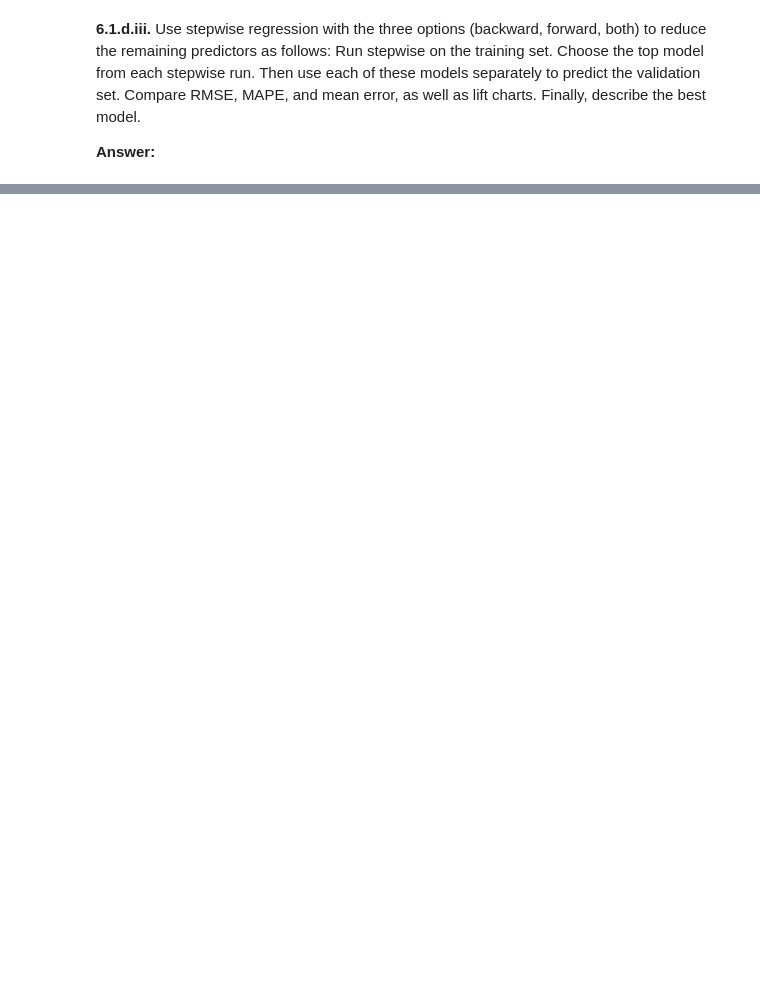
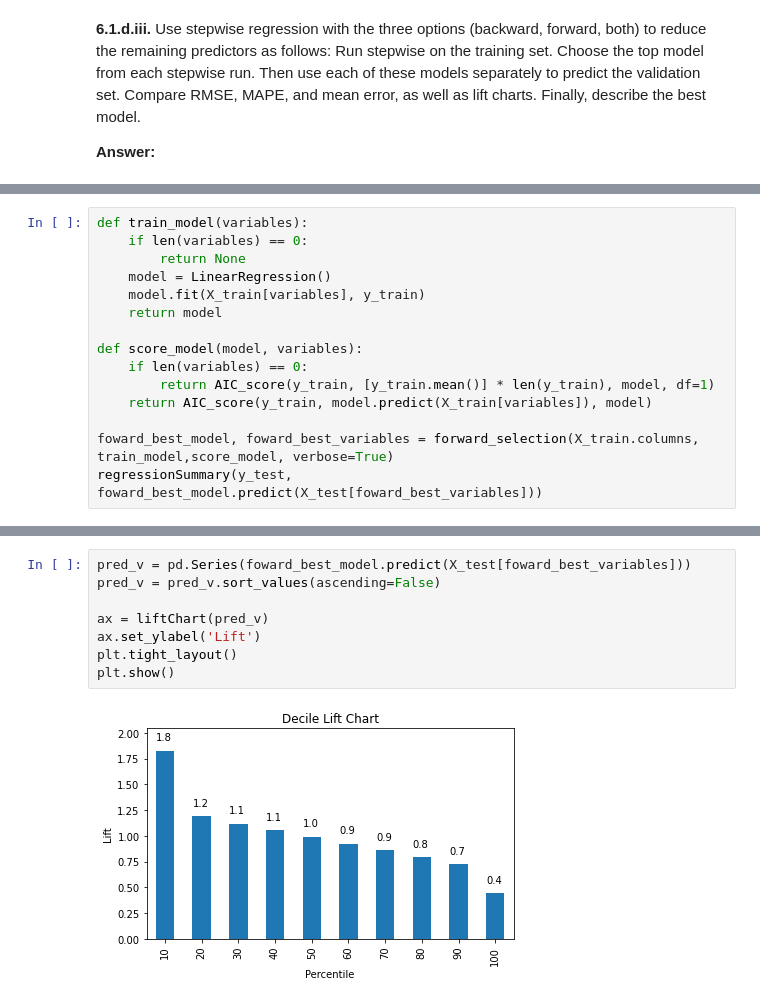
Before and after one commit to boysbeanxious/spring_lecture, a Jupyter notebook: DataMining/Ch-06-MLR-SelectedProblems.ipynb, the cells around one changed output, grey strips where cells are left out. Cells and saved outputs as stored; diff of their text form; blank space fills up the shorter version.

```diff
--- a/DataMining/Ch-06-MLR-SelectedProblems.ipynb
+++ b/DataMining/Ch-06-MLR-SelectedProblems.ipynb
@@ -129,0 +198,15 @@ __Answer:__
+# %%
+def train_model(variables):
+    if len(variables) == 0:
+        return None
+    model = LinearRegression()
+    model.fit(X_train[variables], y_train)
+    return model
+
+def score_model(model, variables):
+    if len(variables) == 0:
+        return AIC_score(y_train, [y_train.mean()] * len(y_train), model, df=1)
+    return AIC_score(y_train, model.predict(X_train[variables]), model)
+
+foward_best_model, foward_best_variables = forward_selection(X_train.columns, train_model,score_model, verbose=True)
+regressionSummary(y_test, foward_best_model.predict(X_test[foward_best_variables]))
@@ -129,0 +231,10 @@ __Answer:__
+# %%
+pred_v = pd.Series(foward_best_model.predict(X_test[foward_best_variables]))
+pred_v = pred_v.sort_values(ascending=False)
+
+ax = liftChart(pred_v)
+ax.set_ylabel('Lift')
+plt.tight_layout()
+plt.show()
+# %% [output]
+[figure, added]
```
Also changed, not shown: parts of 21 cells of this notebook, 19 other files.
